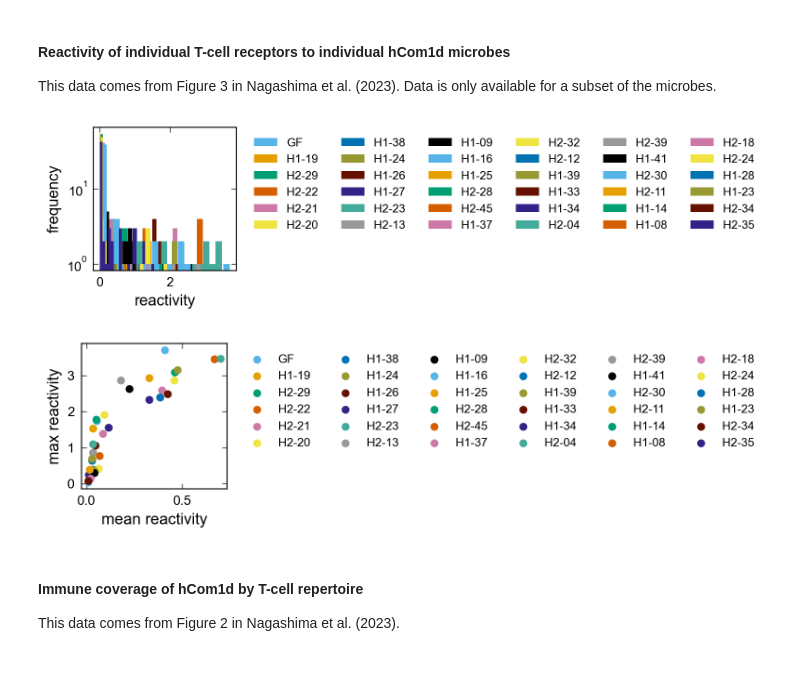
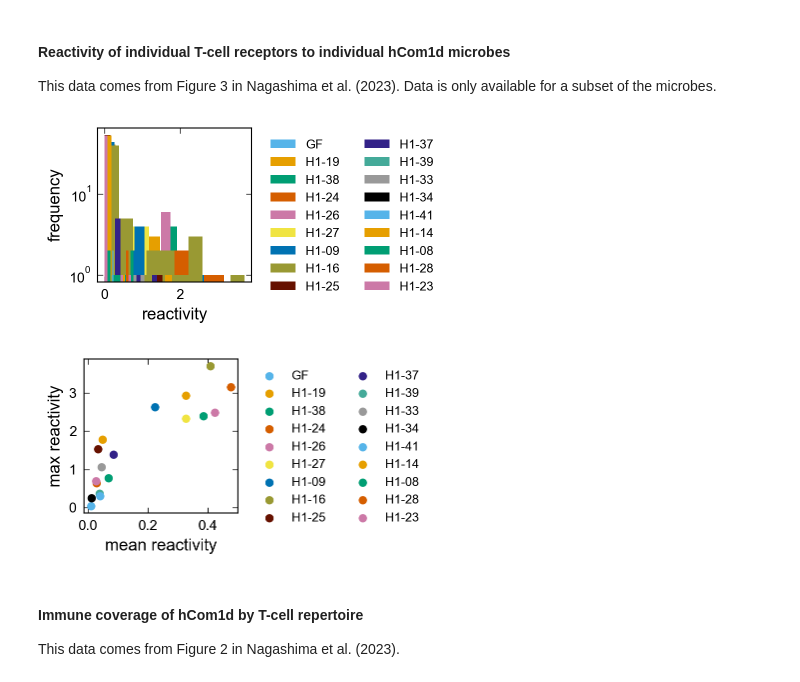
Before and after one commit to obinna-ukogu/gutimmune, a Jupyter notebook: analyze-data.ipynb, the cells around one changed output. Saved outputs shown, nothing was run; the diff lists cells and outputs as text; code cells hidden in the pictures.

```diff
--- a/analyze-data.ipynb
+++ b/analyze-data.ipynb
@@ -27,18 +45,22 @@ plt.style.use('/Users/ObinnaUkogu/Desktop/custom.mplstyle')
 coverage_data = pd.read_csv('./data/nagashima_fig2.csv')
 cross_reactivity_data = pd.read_csv('./data/nagashima_fig3.csv')
 day14_abundance_data = pd.read_csv('./data/nagashima_extfig7a.csv')
-day2_abundance_data = pd.read_csv('./data/cheng_tableS3.csv')
+amino_dropout_abundance_data = pd.read_csv('./data/cheng_tableS3.csv')
 day0_abundance_data = pd.read_csv('./data/wang_tableS2_averageB6mice.csv')
 feces_abundance_data = pd.read_csv('./data/wang_tableS2_fecesB6mice.csv')
+strain_dropout_abundance_data = pd.read_csv('./data/wang_tableS3_cecum.csv')
 
 # Make unique_id
 coverage_data['strain_id'] = coverage_data['Strain_Name'].str.lower().str.strip().str.replace(r'\s+', ' ', regex=True)
+cross_reactivity_data['strain_id'] = cross_reactivity_data['alt_Strain_Name'].str.lower().str.strip().str.replace(r'\s+', ' ', regex=True)
 feces_abundance_data['strain_id'] = feces_abundance_data['alt_Strain_Name'].str.lower().str.strip().str.replace(r'\s+', ' ', regex=True)
 day14_abundance_data['strain_id'] = day14_abundance_data['alt_Strain_Name'].str.lower().str.strip().str.replace(r'\s+', ' ', regex=True)
 day0_abundance_data['strain_id'] = day0_abundance_data['alt_Strain_Name'].str.lower().str.strip().str.replace(r'\s+', ' ', regex=True)
-day2_abundance_data['strain_id'] = day2_abundance_data['alt_Strain_Name'].str.lower().str.strip().str.replace(r'\s+', ' ', regex=True)
+amino_dropout_abundance_data['strain_id'] = amino_dropout_abundance_data['alt_Strain_Name'].str.lower().str.strip().str.replace(r'\s+', ' ', regex=True)
+strain_dropout_abundance_data['strain_id'] = strain_dropout_abundance_data['alt_Strain_Name'].str.lower().str.strip().str.replace(r'\s+', ' ', regex=True)
 
-day2_abundance_data.loc[:,'day2_abundance'] = 100*10**(day2_abundance_data.day2_abundance)
+amino_dropout_abundance_data.loc[:,'day2_log10_abundance'] = amino_dropout_abundance_data.day2_abundance
+amino_dropout_abundance_data.loc[:,'day2_abundance'] = 100*10**(amino_dropout_abundance_data.day2_abundance)
 
 # Compute mean abundance
 feces_abundance_data.loc[:, 'wk1_mean_abundance'] = np.mean(feces_abundance_data[['Batch1_week1_m1','Batch1_week1_m2', 'Batch1_week1_m3',
@@ -65,13 +87,13 @@ feces_abundance_data.loc[:, 'wk4_std_abundance'] = np.std(feces_abundance_data[[
                                                                              'Batch3_week4_m3', 'Batch3_week4_m4', 'Batch3_week4_m5']], axis = 1)
 
 # Merge data sets
-full_data = coverage_data.merge(day14_abundance_data[['strain_id', 'day14_abundance']], how = 'left', on = 'strain_id', validate = 'one_to_one',
+full_data = coverage_data[['strain_id', 'Strain_Name','GF_pTreg_Average', 'hCom1d_pTreg_Average', 'GF_Th17_Average', 'hCom1d_Th17_Average', 'GF_FR4_Th_Average', 'hCom1d_FR4_Th_Average']].merge(day14_abundance_data[['strain_id', 'day14_abundance']], how = 'left', on = 'strain_id', validate = 'one_to_one',
                                 ).merge(feces_abundance_data.loc[feces_abundance_data.strain_id.notna(),['strain_id', 'Phyla', 'wk1_mean_abundance','wk2_mean_abundance', 'wk3_mean_abundance','wk4_mean_abundance']], how = 'left', on = 'strain_id', validate = 'one_to_one'
                                        ).merge(day0_abundance_data.loc[day0_abundance_data.strain_id.notna(),['strain_id', 'day0_abundance']], how = 'left', on = 'strain_id', validate = 'one_to_one'
-                                       ).merge(day2_abundance_data.loc[day2_abundance_data.strain_id.notna(),['strain_id', 'day2_abundance']], how = 'left', on = 'strain_id', validate = 'one_to_one'
+                                       ).merge(amino_dropout_abundance_data.loc[amino_dropout_abundance_data.strain_id.notna(),['strain_id', 'day2_abundance']], how = 'left', on = 'strain_id', validate = 'one_to_one'
                                        )
 
 # full_data = coverage_data.merge(day14_abundance_data[['alt_Strain_Name', 'day14_abundance']], how = 'left', left_on = 'Strain_Name', validate = 'one_to_one',
-#                                 right_on = 'alt_Strain_Name').merge(day2_abundance_data.loc[day2_abundance_data.alt_Strain_Name.notna(),['alt_Strain_Name', 'day2_abundance']], how = 'left', left_on = 'alt_Strain_Name', validate = 'one_to_one',
+#                                 right_on = 'alt_Strain_Name').merge(amino_dropout_abundance_data.loc[amino_dropout_abundance_data.alt_Strain_Name.notna(),['alt_Strain_Name', 'day2_abundance']], how = 'left', left_on = 'alt_Strain_Name', validate = 'one_to_one',
 #                                                                     right_on = 'alt_Strain_Name').merge(day0_abundance_data.loc[day0_abundance_data.alt_Strain_Name.notna(), ['alt_Strain_Name', 'day0_abundance', 'day28_abundance']], how = 'left', left_on = 'alt_Strain_Name', validate = 'one_to_one',
 #                                                                     right_on = 'alt_Strain_Name')
@@ -245,41 +246,53 @@ This data comes from Figure 3 in Nagashima et al. (2023). Data is only available
 # %%
 # Plot figures
 fig, ax = plt.subplots(1, 1, figsize=(2.0, 2.0), sharex = False, constrained_layout=True)
 
 labels = [['strain abundance', 'frequency'],
           ['day 0', 'day 2'], ['day 0', 'day 14'], ['day 0', 'day 28'], ['day 14', 'day 28']]
-var_list = cross_reactivity_data.columns.tolist()[1:]
+var_list = ['GF',
+            'H1-19','H1-38','H1-24','H1-26','H1-27','H1-09','H1-16',
+            'H1-25',
+            'H1-37','H1-39','H1-33','H1-34',
+            'H1-41','H1-14','H1-08',
+            'H1-28',
+            'H1-23']
 
 for var in var_list:
-    ax.hist(pd.to_numeric(cross_reactivity_data[var]), bins = 20, log = True, label = var);
+    ax.hist(pd.to_numeric(cross_reactivity_data[var]), bins = 10, log = True, label = var);
 
 
-ax.legend(bbox_to_anchor=(1.05, 1.0), fontsize=9, framealpha=0, ncol = 6)
+ax.legend(bbox_to_anchor=(1.05, 1.0), fontsize=9, framealpha=0, ncol = 2)
 
 ax.set_xlabel('reactivity', fontsize = 12)
 ax.set_ylabel('frequency', fontsize = 12)
 
 ax.set_box_aspect(1)
 ax.minorticks_off()
 ax.tick_params(axis='both', which='major', labelsize=10)
 ax.xaxis.set_tick_params(labeltop=False)
 
 # plt.savefig('_figs/fig5_'+comment+'-perf_perturb_design'+'.pdf', format="pdf", transparent=True, dpi=300)
 # %% [output]
-[figure, old version]
+[figure, new version]
 # %%
 # Plot figures
 fig, ax = plt.subplots(1, 1, figsize=(2.0, 2.0), sharex = False, constrained_layout=True)
 
 labels = [['strain abundance', 'frequency'],
           ['day 0', 'day 2'], ['day 0', 'day 14'], ['day 0', 'day 28'], ['day 14', 'day 28']]
-var_list = cross_reactivity_data.columns.tolist()[1:]
+var_list = ['GF',
+            'H1-19','H1-38','H1-24','H1-26','H1-27','H1-09','H1-16',
+            'H1-25',
+            'H1-37','H1-39','H1-33','H1-34',
+            'H1-41','H1-14','H1-08',
+            'H1-28',
+            'H1-23']
 
 for var in var_list:
     ax.scatter(np.mean(pd.to_numeric(cross_reactivity_data[var])), np.max(pd.to_numeric(cross_reactivity_data[var])), label = var);
 
 
-ax.legend(bbox_to_anchor=(1.05, 1.0), fontsize=9, framealpha=0, ncol = 6)
+ax.legend(bbox_to_anchor=(1.05, 1.0), fontsize=9, framealpha=0, ncol = 2)
 
 ax.set_xlabel('mean reactivity', fontsize = 12)
 ax.set_ylabel('max reactivity', fontsize = 12)
@@ -291,7 +304,7 @@ ax.xaxis.set_tick_params(labeltop=False)
 
 # plt.savefig('_figs/fig5_'+comment+'-perf_perturb_design'+'.pdf', format="pdf", transparent=True, dpi=300)
 # %% [output]
-[figure, old version]
+[figure, new version]
 # %% [markdown]
 #### Immune coverage of hCom1d by T-cell repertoire
 This data comes from Figure 2 in Nagashima et al. (2023).
```
Also changed, not shown: parts of 14 cells of this notebook, 3 other files.
